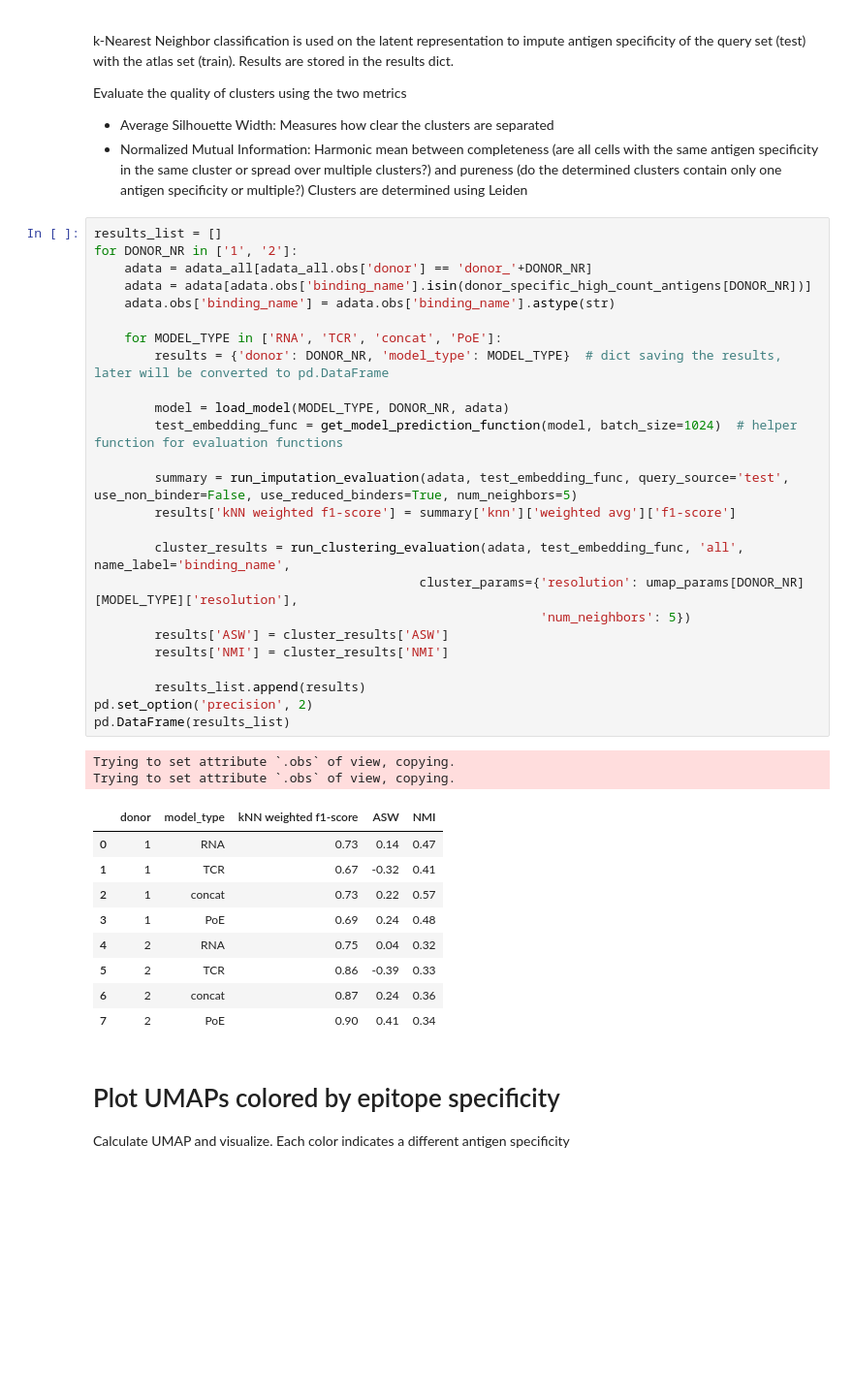
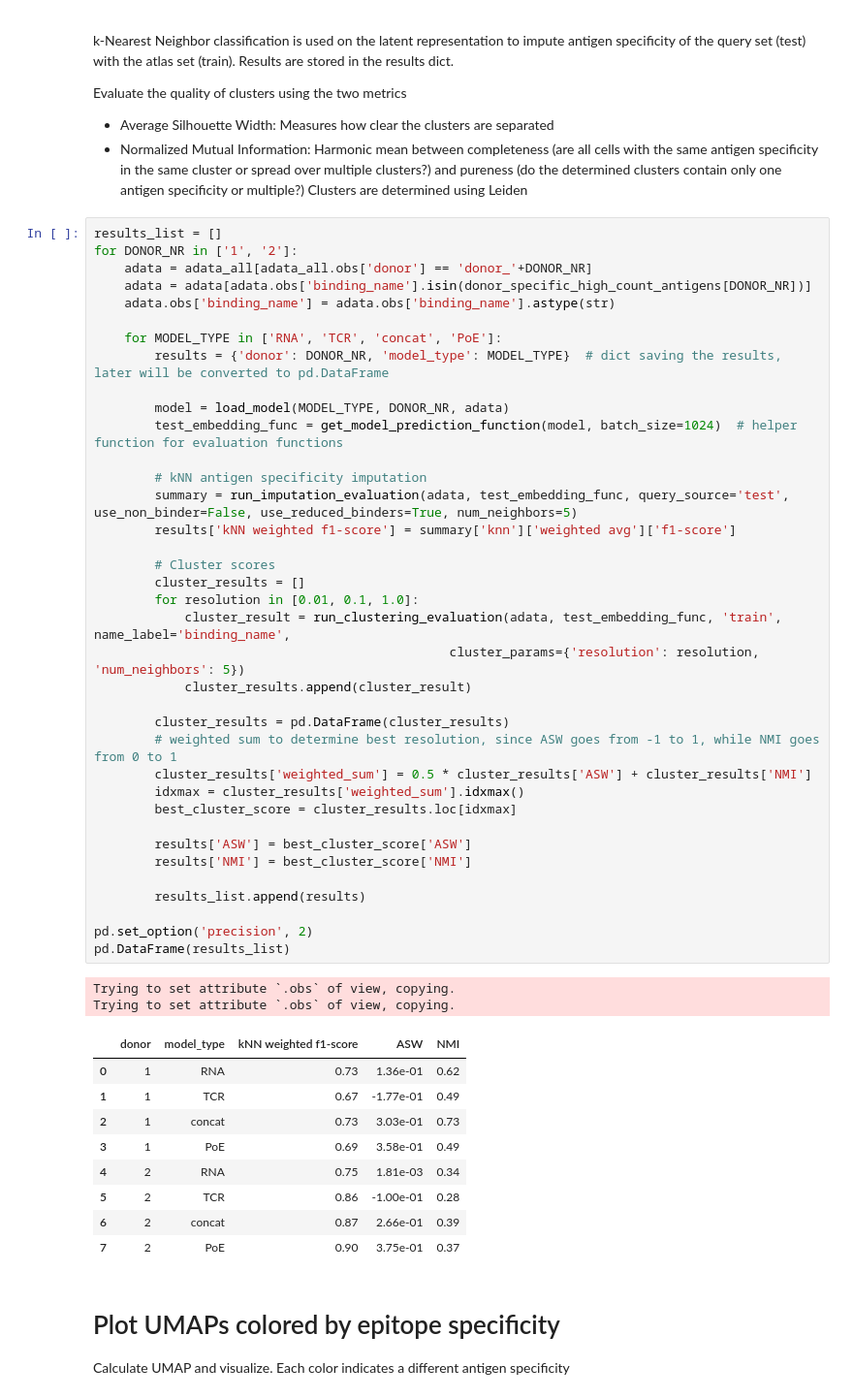
Before and after one commit to SchubertLab/mvTCR, a Jupyter notebook: experiments/10x_evaluate_models.ipynb, the cells around one changed output. Shown at 97% size. Saved outputs shown, nothing was run; the diff lists cells and outputs as text; blank space fills up the shorter version.

Commit message:
changed cluster evaluation to train set

```diff
--- a/experiments/10x_evaluate_models.ipynb
+++ b/experiments/10x_evaluate_models.ipynb
@@ -96,40 +96,52 @@ Clusters are determined using Leiden
 # %%
 results_list = []
 for DONOR_NR in ['1', '2']:
     adata = adata_all[adata_all.obs['donor'] == 'donor_'+DONOR_NR]
     adata = adata[adata.obs['binding_name'].isin(donor_specific_high_count_antigens[DONOR_NR])]
     adata.obs['binding_name'] = adata.obs['binding_name'].astype(str)
 
     for MODEL_TYPE in ['RNA', 'TCR', 'concat', 'PoE']:
         results = {'donor': DONOR_NR, 'model_type': MODEL_TYPE}  # dict saving the results, later will be converted to pd.DataFrame
 
         model = load_model(MODEL_TYPE, DONOR_NR, adata)
         test_embedding_func = get_model_prediction_function(model, batch_size=1024)  # helper function for evaluation functions
 
+        # kNN antigen specificity imputation
         summary = run_imputation_evaluation(adata, test_embedding_func, query_source='test', use_non_binder=False, use_reduced_binders=True, num_neighbors=5)
         results['kNN weighted f1-score'] = summary['knn']['weighted avg']['f1-score']
 
-        cluster_results = run_clustering_evaluation(adata, test_embedding_func, 'all', name_label='binding_name',
-                                           cluster_params={'resolution': umap_params[DONOR_NR][MODEL_TYPE]['resolution'],
-                                                           'num_neighbors': 5})
-        results['ASW'] = cluster_results['ASW']
-        results['NMI'] = cluster_results['NMI']
+        # Cluster scores
+        cluster_results = []
+        for resolution in [0.01, 0.1, 1.0]:
+            cluster_result = run_clustering_evaluation(adata, test_embedding_func, 'train', name_label='binding_name',
+                                               cluster_params={'resolution': resolution, 'num_neighbors': 5})
+            cluster_results.append(cluster_result)
+
+        cluster_results = pd.DataFrame(cluster_results)
+        # weighted sum to determine best resolution, since ASW goes from -1 to 1, while NMI goes from 0 to 1
+        cluster_results['weighted_sum'] = 0.5 * cluster_results['ASW'] + cluster_results['NMI']
+        idxmax = cluster_results['weighted_sum'].idxmax()
+        best_cluster_score = cluster_results.loc[idxmax]
+
+        results['ASW'] = best_cluster_score['ASW']
+        results['NMI'] = best_cluster_score['NMI']
 
         results_list.append(results)
+
 pd.set_option('precision', 2)
 pd.DataFrame(results_list)
 # %% [output]
 Trying to set attribute `.obs` of view, copying.
 Trying to set attribute `.obs` of view, copying.
 |  | donor | model_type | kNN weighted f1-score | ASW | NMI |
-| 0 | 1 | RNA | 0.73 | 0.14 | 0.47 |
-| 1 | 1 | TCR | 0.67 | -0.32 | 0.41 |
-| 2 | 1 | concat | 0.73 | 0.22 | 0.57 |
-| 3 | 1 | PoE | 0.69 | 0.24 | 0.48 |
-| 4 | 2 | RNA | 0.75 | 0.04 | 0.32 |
-| 5 | 2 | TCR | 0.86 | -0.39 | 0.33 |
-| 6 | 2 | concat | 0.87 | 0.24 | 0.36 |
-| 7 | 2 | PoE | 0.90 | 0.41 | 0.34 |
+| 0 | 1 | RNA | 0.73 | 1.36e-01 | 0.62 |
+| 1 | 1 | TCR | 0.67 | -1.77e-01 | 0.49 |
+| 2 | 1 | concat | 0.73 | 3.03e-01 | 0.73 |
+| 3 | 1 | PoE | 0.69 | 3.58e-01 | 0.49 |
+| 4 | 2 | RNA | 0.75 | 1.81e-03 | 0.34 |
+| 5 | 2 | TCR | 0.86 | -1.00e-01 | 0.28 |
+| 6 | 2 | concat | 0.87 | 2.66e-01 | 0.39 |
+| 7 | 2 | PoE | 0.90 | 3.75e-01 | 0.37 |
 # %% [markdown]
 # Plot UMAPs colored by epitope specificity
 Calculate UMAP and visualize. Each color indicates a different antigen specificity
```
